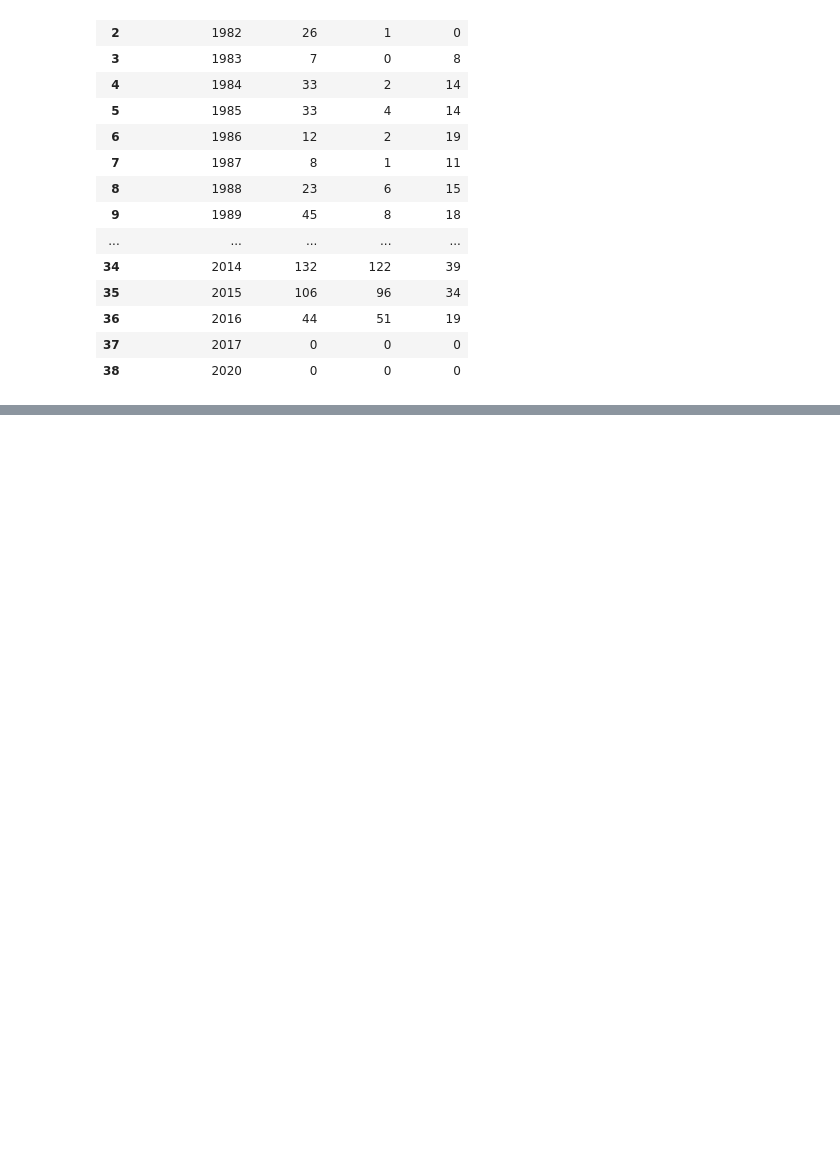
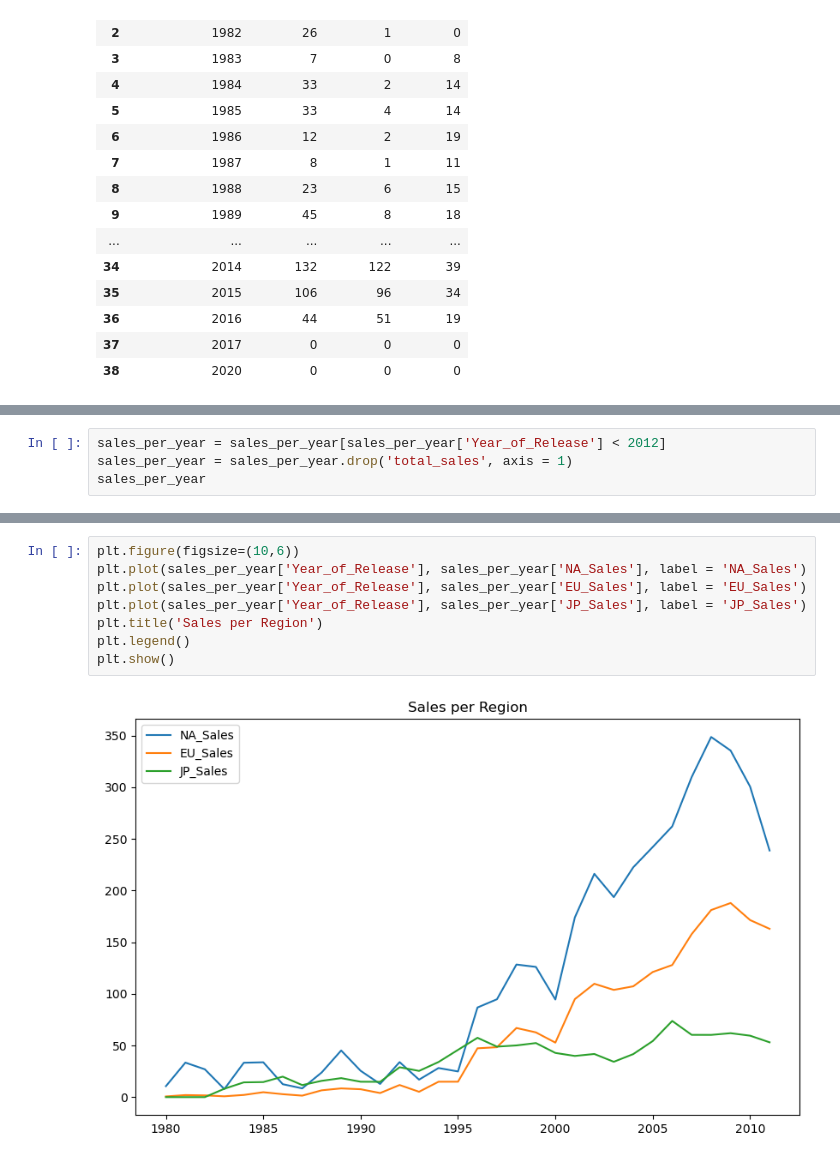
Before and after one commit to mchurch05/Videogame_Sales_Project, a Jupyter notebook: Analyzing_Videogame_Trends.ipynb, the cells around one changed output, grey strips where cells are left out. Cells and saved outputs as stored; diff of their text form; blank space fills up the shorter version.

```diff
--- a/Analyzing_Videogame_Trends.ipynb
+++ b/Analyzing_Videogame_Trends.ipynb
@@ -164,0 +250,4 @@ plt.show()
+# %%
+sales_per_year = sales_per_year[sales_per_year['Year_of_Release'] < 2012]
+sales_per_year = sales_per_year.drop('total_sales', axis = 1)
+sales_per_year
@@ -164,0 +301,10 @@ plt.show()
+# %%
+plt.figure(figsize=(10,6))
+plt.plot(sales_per_year['Year_of_Release'], sales_per_year['NA_Sales'], label = 'NA_Sales')
+plt.plot(sales_per_year['Year_of_Release'], sales_per_year['EU_Sales'], label = 'EU_Sales')
+plt.plot(sales_per_year['Year_of_Release'], sales_per_year['JP_Sales'], label = 'JP_Sales')
+plt.title('Sales per Region')
+plt.legend()
+plt.show()
+# %% [output]
+[figure, added]
```
Also changed, not shown: parts of 11 cells of this notebook.
